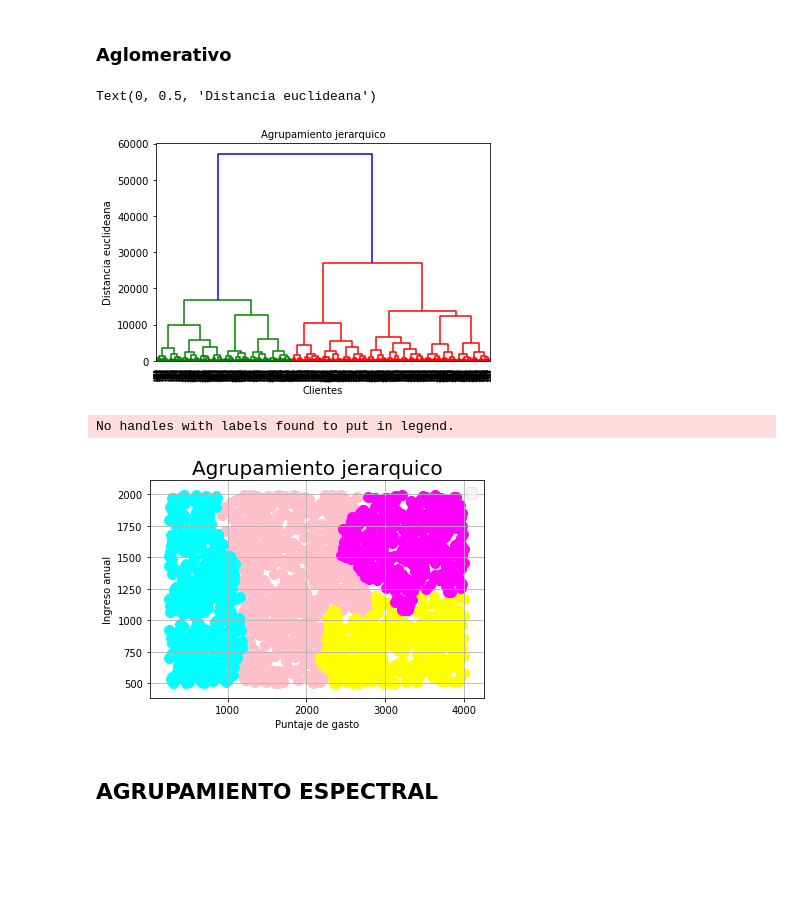
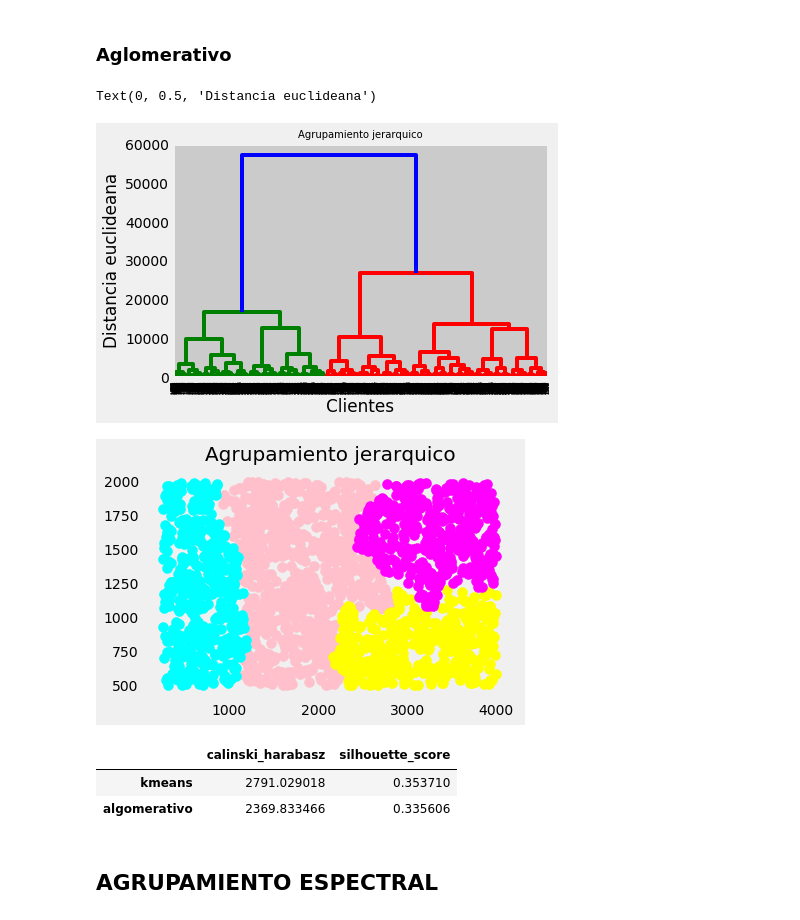
Before and after one commit to jignacioh/ActividadAprendizaNoSupervisado, a Jupyter notebook: telefonos_clasificacion/Celulares.ipynb, the cells around one changed output. Cells and saved outputs as stored; diff of their text form; code cells hidden in the pictures; blank space fills up the shorter version.

```diff
--- a/telefonos_clasificacion/Celulares.ipynb
+++ b/telefonos_clasificacion/Celulares.ipynb
@@ -63,3 +23,13 @@ def medida_f1(mat):
+# %%
+file_url = "https://raw.githubusercontent.com/jignacioh/ActividadAprendizaNoSupervisado/master/telefonos_clasificacion/train.csv"
+
+
+data = pd.read_csv(file_url)
+Dy=data['price_range'].to_numpy()
+Dx=data[['ram','battery_power']].to_numpy()
+
+column_names = ["calinski_harabasz", "silhouette_score"]
+df = pd.DataFrame(columns = column_names)
 # %% [markdown]
 ### Kmeans
 # %%
@@ -116,15 +59,12 @@ El valor F1 es =  0.7486762089053258
 # %% [markdown]
 ### Aglomerativo
 # %%
-import scipy.cluster.hierarchy as sch
 #Realizamos la gráfica a través del método de scipy llamado dendrograme. Como parametros le pasamos
 dendrogram = sch.dendrogram(sch.linkage(Dx, method = 'ward'))
 plt.title('Agrupamiento jerarquico', fontsize = 10)
-plt.xlabel('Clientes')
-plt.ylabel('Distancia euclideana')
 # %% [output]
 Text(0, 0.5, 'Distancia euclideana')
-[figure, old version]
+[figure, new version]
 # %%
-from sklearn.cluster import AgglomerativeClustering
 hc = AgglomerativeClustering(n_clusters = 4, affinity = 'euclidean', linkage = 'ward')
+Dy_aglomerativo = hc.fit_predict(Dx)
@@ -133,18 +71,21 @@ y_hc = hc.fit_predict(Dx)
 # %%
-plt.scatter(Dx[y_hc == 0, 0], Dx[y_hc == 0, 1], s = 100, c = 'pink')
-plt.scatter(Dx[y_hc == 1, 0], Dx[y_hc == 1, 1], s = 100, c = 'yellow')
-plt.scatter(Dx[y_hc == 2, 0], Dx[y_hc == 2, 1], s = 100, c = 'cyan')
-plt.scatter(Dx[y_hc == 3, 0], Dx[y_hc == 3, 1], s = 100, c = 'magenta')
+plt.scatter(Dx[Dy_aglomerativo == 0, 0], Dx[Dy_aglomerativo == 0, 1], s = 100, c = 'pink')
+plt.scatter(Dx[Dy_aglomerativo == 1, 0], Dx[Dy_aglomerativo == 1, 1], s = 100, c = 'yellow')
+plt.scatter(Dx[Dy_aglomerativo == 2, 0], Dx[Dy_aglomerativo == 2, 1], s = 100, c = 'cyan')
+plt.scatter(Dx[Dy_aglomerativo == 3, 0], Dx[Dy_aglomerativo == 3, 1], s = 100, c = 'magenta')
 
 plt.style.use('fivethirtyeight')
 plt.title('Agrupamiento jerarquico', fontsize = 20)
-plt.xlabel('Puntaje de gasto')
-plt.ylabel('Ingreso anual')
-plt.legend()
 plt.grid()
 plt.show()
 # %% [output]
-No handles with labels found to put in legend.
-[figure, old version]
+[figure, new version]
+# %%
+df.loc['algomerativo'] = [calinski_harabasz_score(Dx, Dy_aglomerativo),silhouette_score(Dx,Dy_aglomerativo) ]
+df
+# %% [output]
+|  | calinski_harabasz | silhouette_score |
+| kmeans | 2791.029018 | 0.353710 |
+| algomerativo | 2369.833466 | 0.335606 |
 # %% [markdown]
 ## AGRUPAMIENTO ESPECTRAL
```
Also changed, not shown: parts of 18 cells of this notebook, 1 other file.
